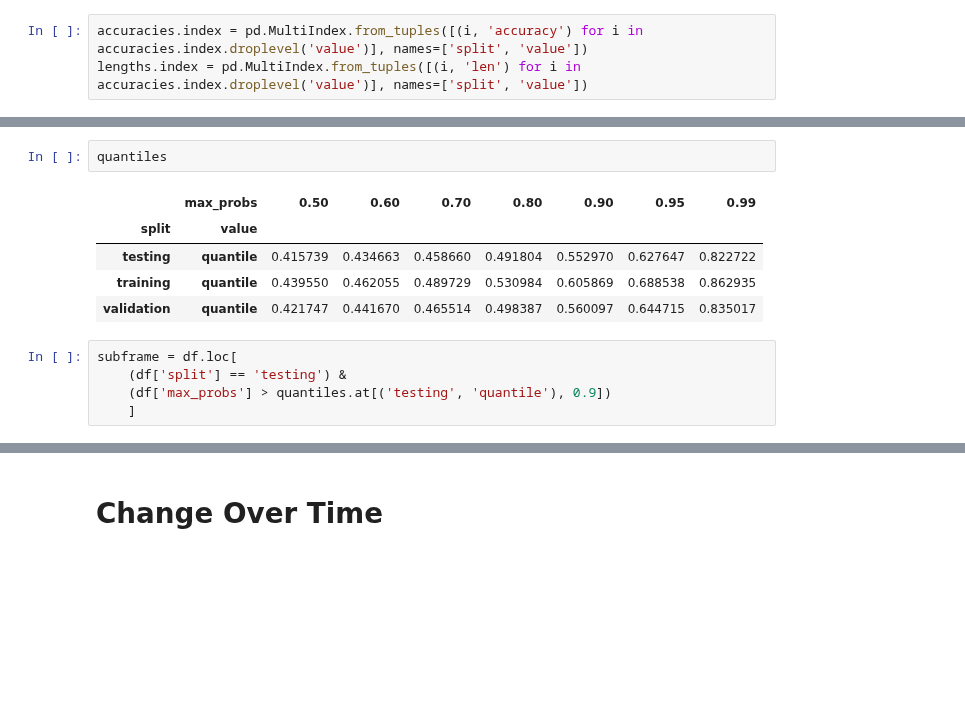
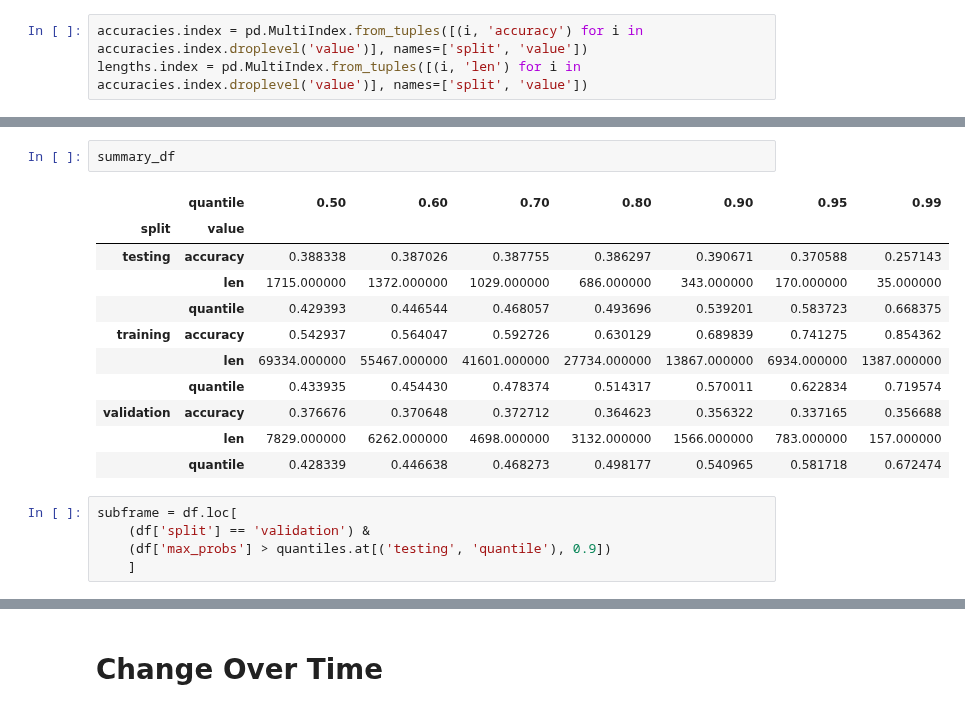
Before and after one commit to adrianbeer/LLM-News-Trading, a Jupyter notebook: src/evaluation/evaluation.ipynb, the cells around one changed output, grey strips where cells are left out. Drawn from its saved outputs; the diff is of its cells as text; blank space fills up the shorter version.

```diff
--- a/src/evaluation/evaluation.ipynb
+++ b/src/evaluation/evaluation.ipynb
@@ -87,16 +63,22 @@ plot_df.index.name = 'quantile'
 px.line(plot_df, labels={'value':'accuracy'})
 # %% [output]
 [interactive output not drawn]
-# %%
-quantiles
-# %% [output]
-|  | max_probs | 0.50 | 0.60 | 0.70 | 0.80 | 0.90 | 0.95 | 0.99 |
-| split | value |  |  |  |  |  |  |  |
-| testing | quantile | 0.415739 | 0.434663 | 0.458660 | 0.491804 | 0.552970 | 0.627647 | 0.822722 |
-| training | quantile | 0.439550 | 0.462055 | 0.489729 | 0.530984 | 0.605869 | 0.688538 | 0.862935 |
-| validation | quantile | 0.421747 | 0.441670 | 0.465514 | 0.498387 | 0.560097 | 0.644715 | 0.835017 |
+# %%
+summary_df
+# %% [output]
+|  | quantile | 0.50 | 0.60 | 0.70 | 0.80 | 0.90 | 0.95 | 0.99 |
+| split | value |  |  |  |  |  |  |  |
+| testing | accuracy | 0.388338 | 0.387026 | 0.387755 | 0.386297 | 0.390671 | 0.370588 | 0.257143 |
+|  | len | 1715.000000 | 1372.000000 | 1029.000000 | 686.000000 | 343.000000 | 170.000000 | 35.000000 |
+|  | quantile | 0.429393 | 0.446544 | 0.468057 | 0.493696 | 0.539201 | 0.583723 | 0.668375 |
+| training | accuracy | 0.542937 | 0.564047 | 0.592726 | 0.630129 | 0.689839 | 0.741275 | 0.854362 |
+|  | len | 69334.000000 | 55467.000000 | 41601.000000 | 27734.000000 | 13867.000000 | 6934.000000 | 1387.000000 |
+|  | quantile | 0.433935 | 0.454430 | 0.478374 | 0.514317 | 0.570011 | 0.622834 | 0.719574 |
+| validation | accuracy | 0.376676 | 0.370648 | 0.372712 | 0.364623 | 0.356322 | 0.337165 | 0.356688 |
+|  | len | 7829.000000 | 6262.000000 | 4698.000000 | 3132.000000 | 1566.000000 | 783.000000 | 157.000000 |
+|  | quantile | 0.428339 | 0.446638 | 0.468273 | 0.498177 | 0.540965 | 0.581718 | 0.672474 |
 # %%
 subframe = df.loc[
-    (df['split'] == 'testing') &
+    (df['split'] == 'validation') &
     (df['max_probs'] > quantiles.at[('testing', 'quantile'), 0.9])
     ]
```
Also changed, not shown: parts of 12 cells of this notebook, 11 other files.
